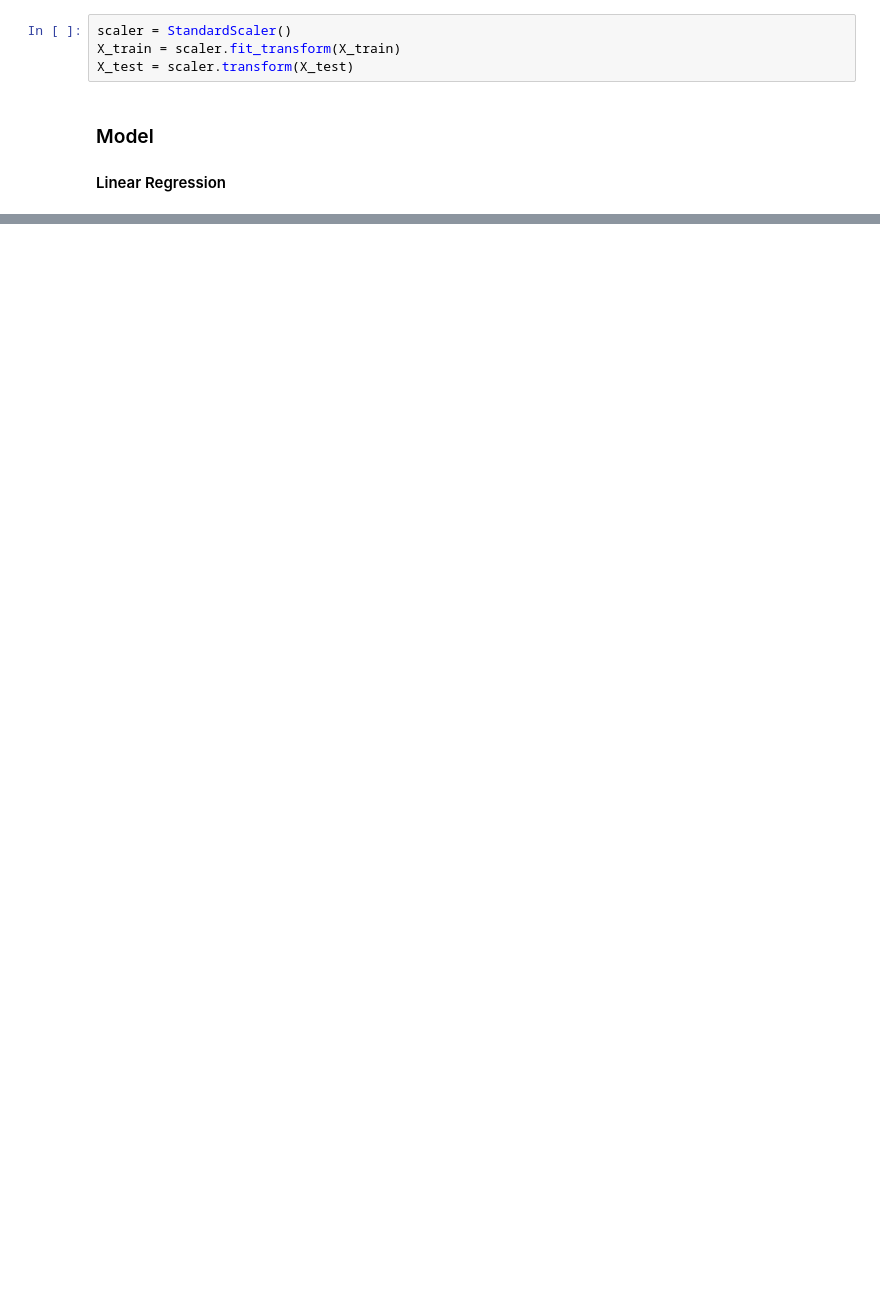
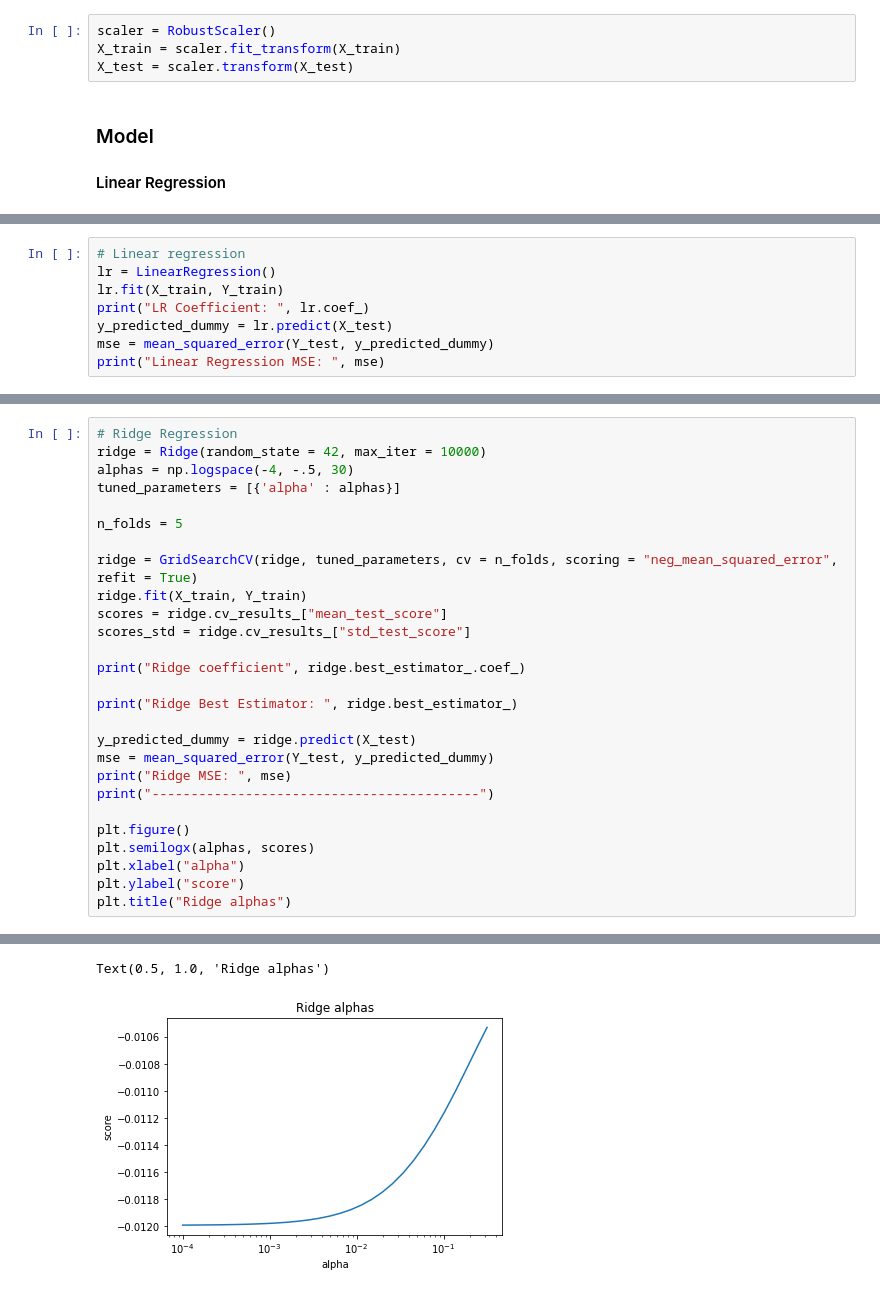
Before and after one commit to emreustundag1618/fuel_prediction_ridge_lasso_elasticnet, a Jupyter notebook: fuel-consumption-prediction-lasso-ridge.ipynb, the cells around one changed output, grey strips where cells are left out. Drawn from its saved outputs; the diff is of its cells as text; blank space fills up the shorter version.

```diff
--- a/fuel-consumption-prediction-lasso-ridge.ipynb
+++ b/fuel-consumption-prediction-lasso-ridge.ipynb
@@ -431,7 +431,7 @@ X_train, X_test, Y_train, Y_test = train_test_split(x, y, test_size = test_size,
 <a id = "12"></a>
 #### Standardization
 # %%
-scaler = StandardScaler()
+scaler = RobustScaler()
 X_train = scaler.fit_transform(X_train)
 X_test = scaler.transform(X_test)
 # %% [markdown]
@@ -441,0 +446,8 @@ X_test = scaler.transform(X_test)
+# %%
+# Linear regression
+lr = LinearRegression()
+lr.fit(X_train, Y_train)
+print("LR Coefficient: ", lr.coef_)
+y_predicted_dummy = lr.predict(X_test)
+mse = mean_squared_error(Y_test, y_predicted_dummy)
+print("Linear Regression MSE: ", mse)
@@ -441,0 +467,28 @@ X_test = scaler.transform(X_test)
+# %%
+# Ridge Regression
+ridge = Ridge(random_state = 42, max_iter = 10000)
+alphas = np.logspace(-4, -.5, 30)
+tuned_parameters = [{'alpha' : alphas}]
+
+n_folds = 5
+
+ridge = GridSearchCV(ridge, tuned_parameters, cv = n_folds, scoring = "neg_mean_squared_error", refit = True)
+ridge.fit(X_train, Y_train)
+scores = ridge.cv_results_["mean_test_score"]
+scores_std = ridge.cv_results_["std_test_score"]
+
+print("Ridge coefficient", ridge.best_estimator_.coef_)
+
+print("Ridge Best Estimator: ", ridge.best_estimator_)
+
+y_predicted_dummy = ridge.predict(X_test)
+mse = mean_squared_error(Y_test, y_predicted_dummy)
+print("Ridge MSE: ", mse)
+print("------------------------------------------")
+
+plt.figure()
+plt.semilogx(alphas, scores)
+plt.xlabel("alpha")
+plt.ylabel("score")
+plt.title("Ridge alphas")
+# %% [output]
@@ -441,0 +501,2 @@ X_test = scaler.transform(X_test)
+Text(0.5, 1.0, 'Ridge alphas')
+[figure, added]
```
Also changed, not shown: parts of 18 cells of this notebook.
